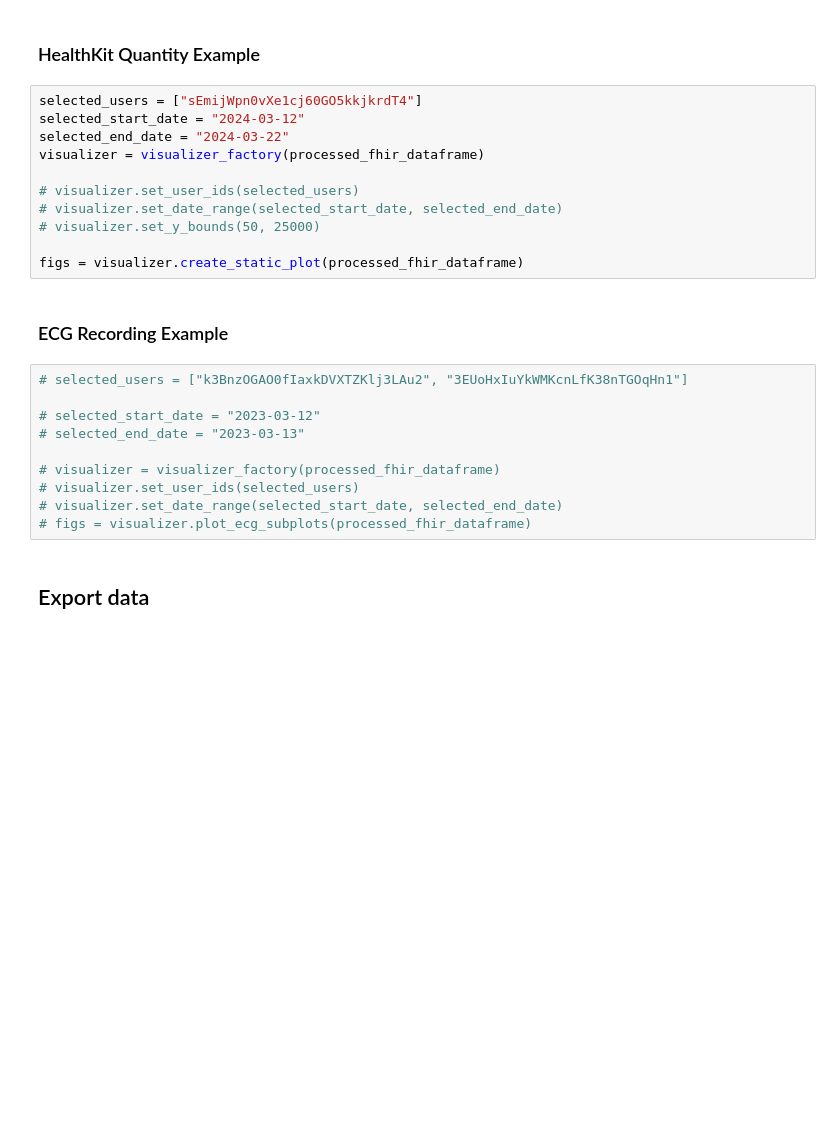
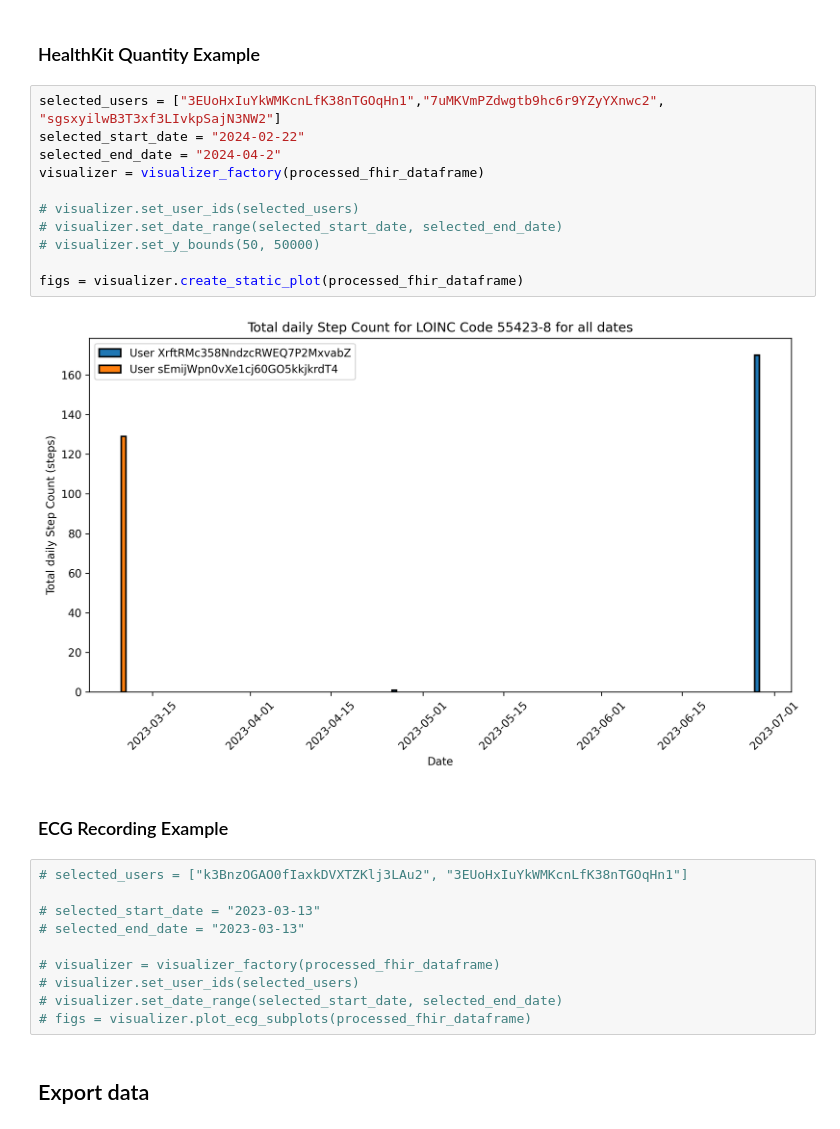
Before and after one commit to StanfordSpezi/SpeziDataPipeline, a Jupyter notebook: SpeziDataPipelineTemplate.ipynb, the cells around one changed output. Saved outputs shown, nothing was run; the diff lists cells and outputs as text; blank space fills up the shorter version.

```diff
--- a/SpeziDataPipelineTemplate.ipynb
+++ b/SpeziDataPipelineTemplate.ipynb
@@ -40,22 +53,24 @@ processed_fhir_dataframe.df.head()
 # %% [markdown]
 ### HealthKit Quantity Example
 # %%
-selected_users = ["sEmijWpn0vXe1cj60GO5kkjkrdT4"]
-selected_start_date = "2024-03-12"
-selected_end_date = "2024-03-22"
+selected_users = ["3EUoHxIuYkWMKcnLfK38nTGOqHn1","7uMKVmPZdwgtb9hc6r9YZyYXnwc2", "sgsxyilwB3T3xf3LIvkpSajN3NW2"]
+selected_start_date = "2024-02-22"
+selected_end_date = "2024-04-2"
 visualizer = visualizer_factory(processed_fhir_dataframe)
 
 # visualizer.set_user_ids(selected_users)
 # visualizer.set_date_range(selected_start_date, selected_end_date)
-# visualizer.set_y_bounds(50, 25000)
+# visualizer.set_y_bounds(50, 50000)
 
 figs = visualizer.create_static_plot(processed_fhir_dataframe)
+# %% [output]
+[figure, added]
 # %% [markdown]
 ### ECG Recording Example
 # %%
 # selected_users = ["k3BnzOGAO0fIaxkDVXTZKlj3LAu2", "3EUoHxIuYkWMKcnLfK38nTGOqHn1"]
 
-# selected_start_date = "2023-03-12"
+# selected_start_date = "2023-03-13"
 # selected_end_date = "2023-03-13"
 
 # visualizer = visualizer_factory(processed_fhir_dataframe)
```
Also changed, not shown: parts of 4 cells of this notebook, 16 other files.
